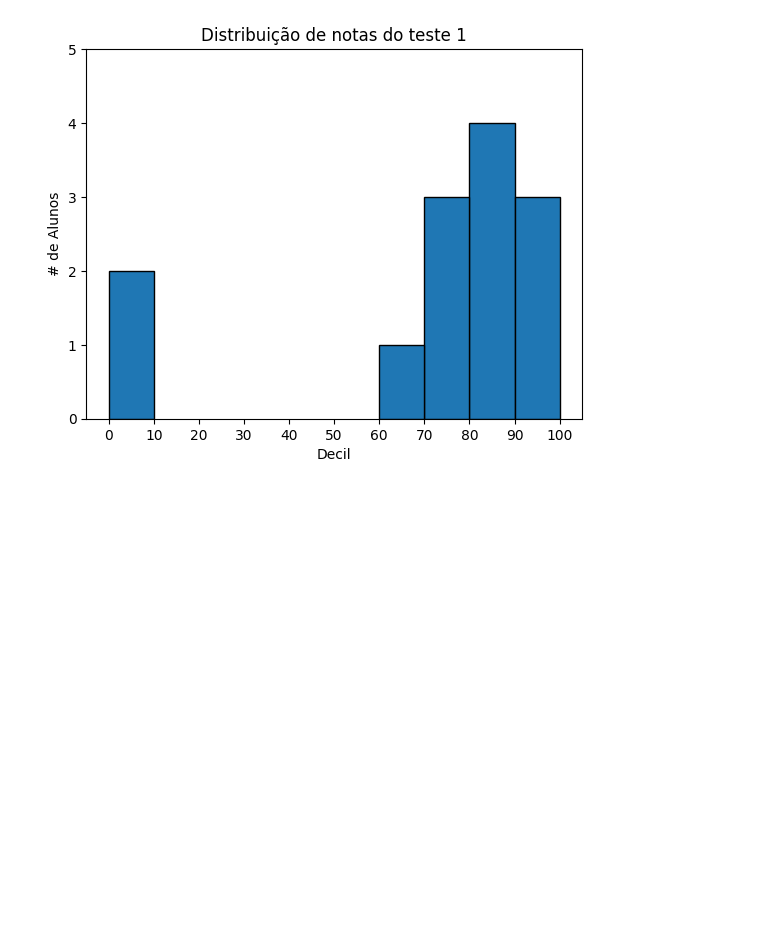
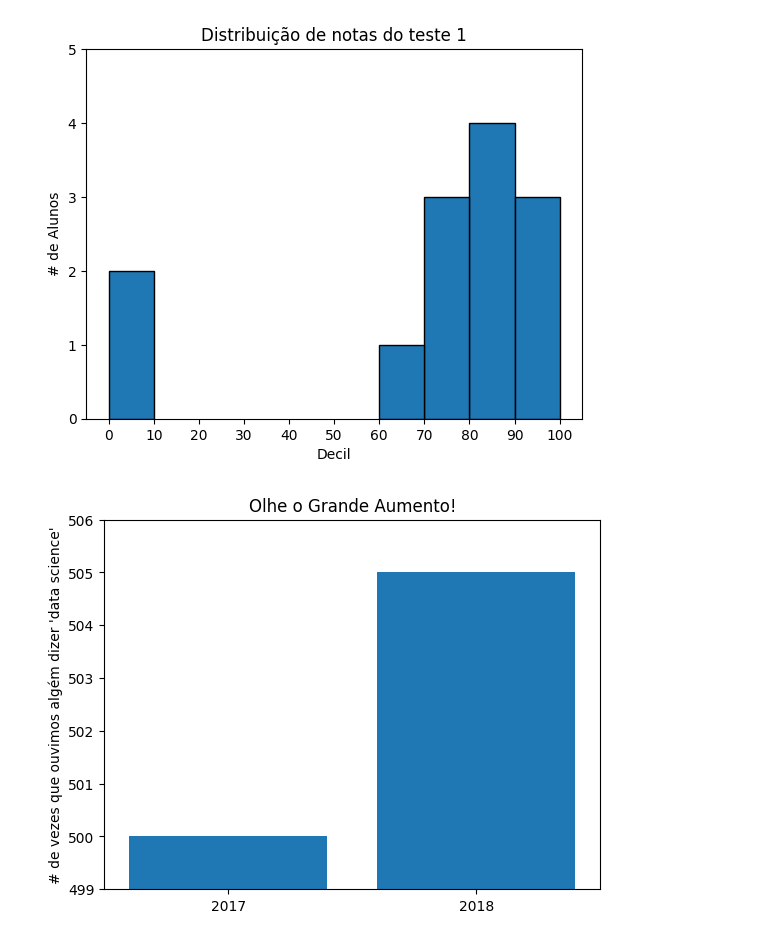
Before and after one commit to alvesalex-AI/livro, a Jupyter notebook: cap1.ipynb, the cells around one changed output. Saved outputs shown, nothing was run; the diff lists cells and outputs as text; code cells hidden in the pictures; blank space fills up the shorter version.

```diff
--- a/cap1.ipynb
+++ b/cap1.ipynb
@@ -566,3 +564,22 @@ plt.title("Distribuição de notas do teste 1")
 plt.show()
 # %% [output]
 [figure]
+# %%
+# gráfico de barra para mentiroso
+mentions = [500,  505]
+years = [2017, 2018]
+
+plt.bar(years, mentions, 0.8)
+plt.xticks(years)
+plt.ylabel("# de vezes que ouvimos algém dizer 'data science'")
+
+# se você não fizer isso, matplotlib nomeará o eixo x de 0, 1
+# e então adiciona a +2.013e3 para fora do canto (matplotlib feio!)
+plt.ticklabel_format(useOffset=False)
+
+# enganar com eixo y mostra apenas a parte acima de 500
+plt.axis([2016.5, 2018.5, 499, 506])
+plt.title("Olhe o ""Grande"" Aumento!")
+plt.show()
+# %% [output]
+[figure, added]
```
Also changed, not shown: parts of 7 cells of this notebook.
